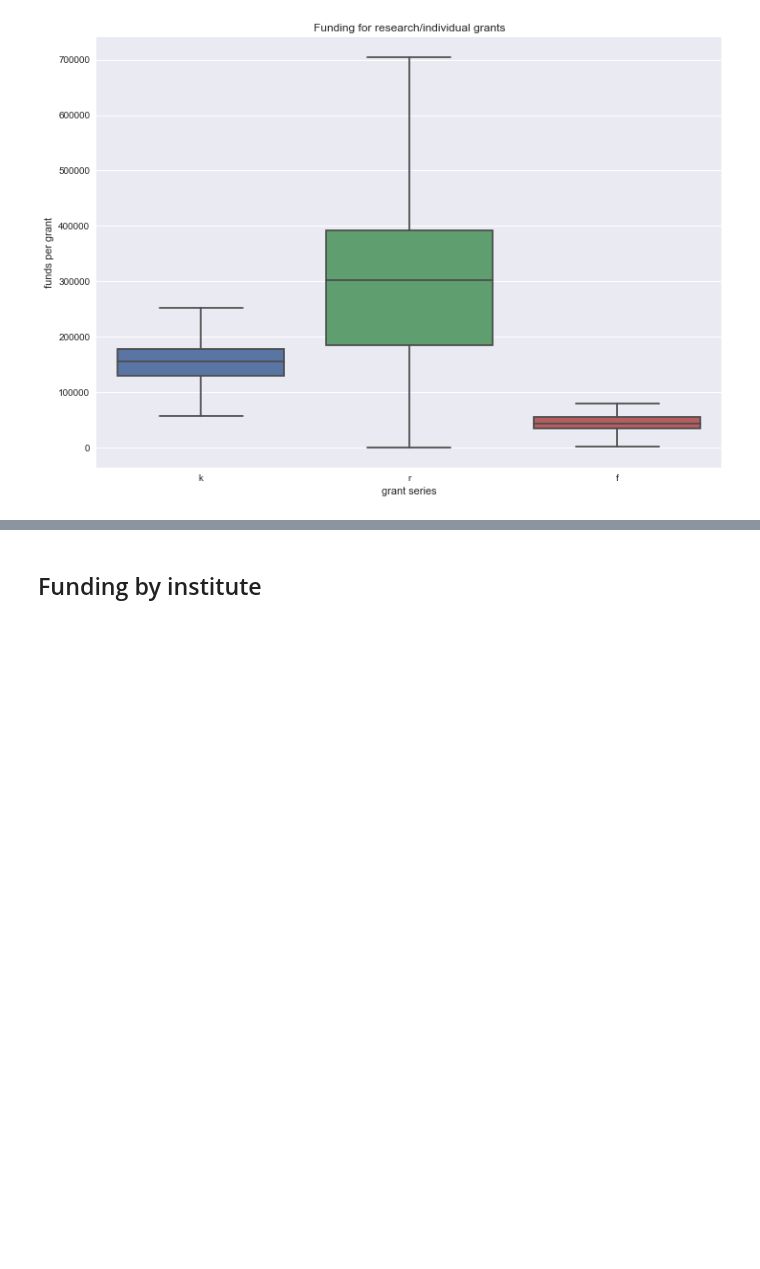
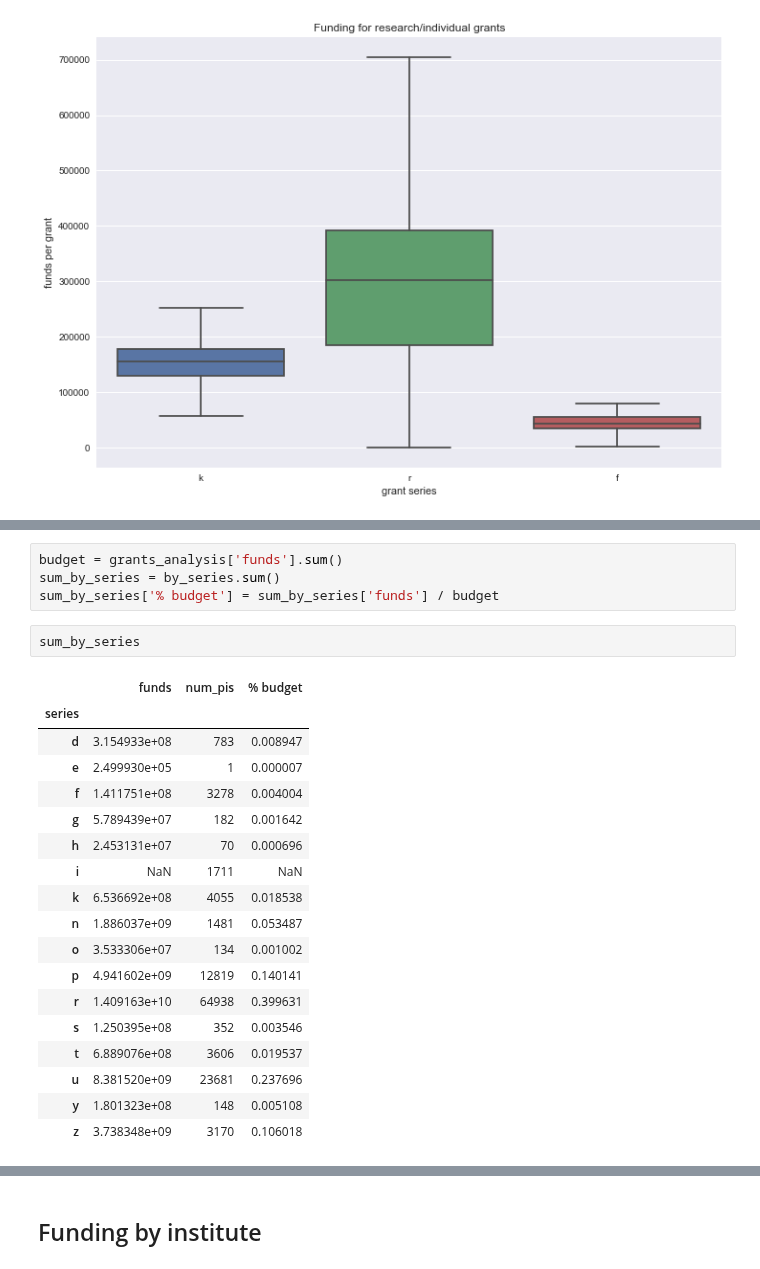
Before and after one commit to yuwie10/nih-awards, a Jupyter notebook: grants_EDA.ipynb, the cells around one changed output, grey strips where cells are left out. Saved outputs shown, nothing was run; the diff lists cells and outputs as text; blank space fills up the shorter version.

```diff
--- a/grants_EDA.ipynb
+++ b/grants_EDA.ipynb
@@ -166,0 +167,25 @@ p.set(xlabel = 'grant series', ylabel = 'funds per grant', title = 'Funding for
+# %%
+budget = grants_analysis['funds'].sum()
+sum_by_series = by_series.sum()
+sum_by_series['% budget'] = sum_by_series['funds'] / budget
+# %%
+sum_by_series
+# %% [output]
+|  | funds | num_pis | % budget |
+| series |  |  |  |
+| d | 3.154933e+08 | 783 | 0.008947 |
+| e | 2.499930e+05 | 1 | 0.000007 |
+| f | 1.411751e+08 | 3278 | 0.004004 |
+| g | 5.789439e+07 | 182 | 0.001642 |
+| h | 2.453131e+07 | 70 | 0.000696 |
+| i | NaN | 1711 | NaN |
+| k | 6.536692e+08 | 4055 | 0.018538 |
+| n | 1.886037e+09 | 1481 | 0.053487 |
+| o | 3.533306e+07 | 134 | 0.001002 |
+| p | 4.941602e+09 | 12819 | 0.140141 |
+| r | 1.409163e+10 | 64938 | 0.399631 |
+| s | 1.250395e+08 | 352 | 0.003546 |
+| t | 6.889076e+08 | 3606 | 0.019537 |
+| u | 8.381520e+09 | 23681 | 0.237696 |
+| y | 1.801323e+08 | 148 | 0.005108 |
+| z | 3.738348e+09 | 3170 | 0.106018 |
```
Also changed, not shown: parts of 13 cells of this notebook.
